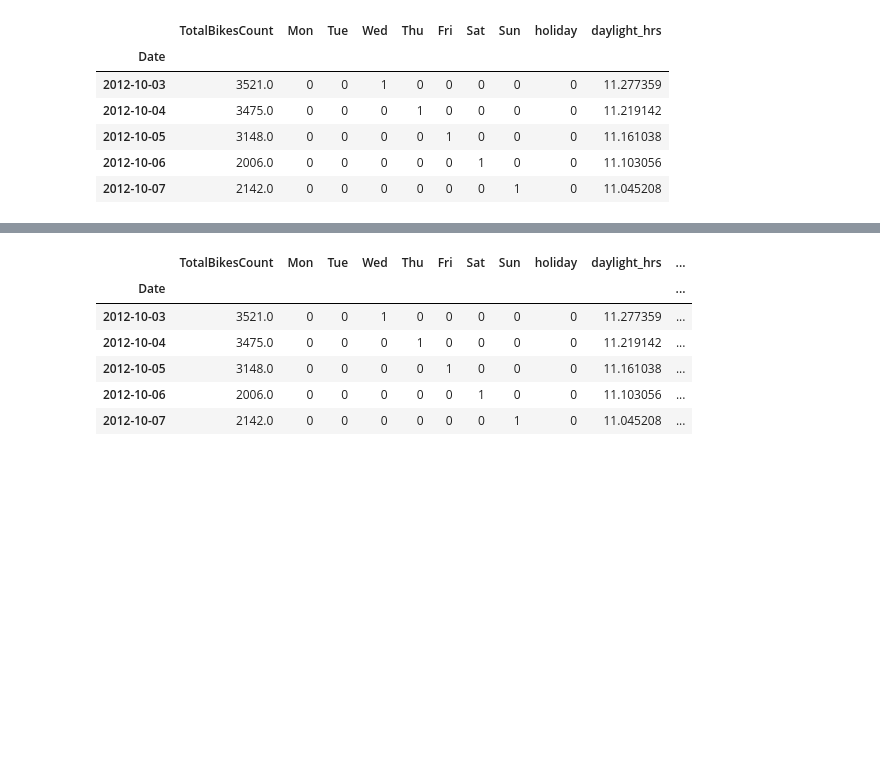
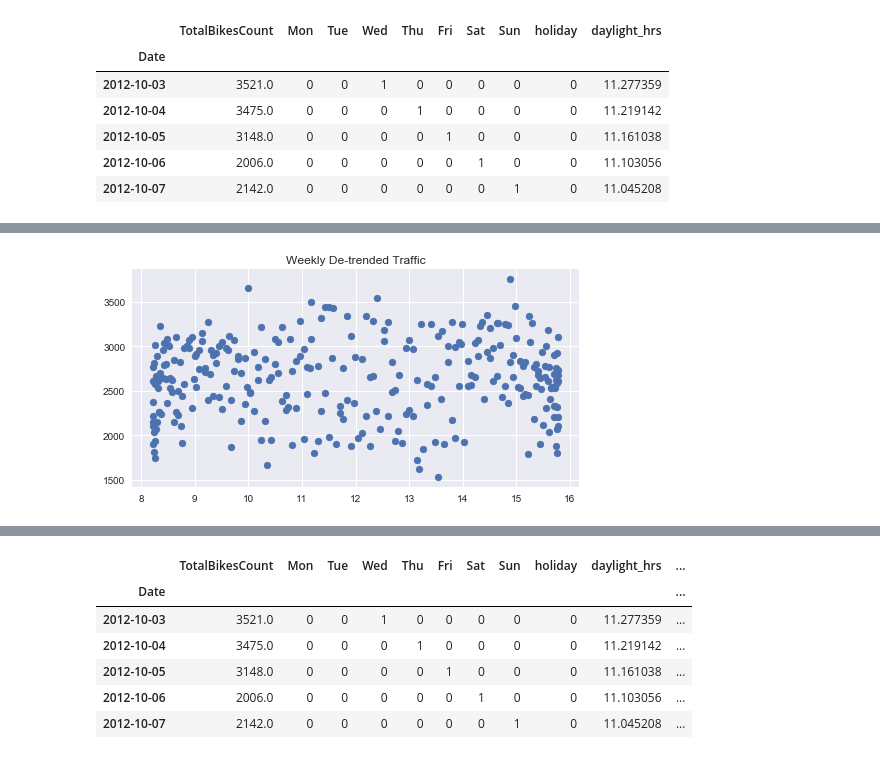
Before and after one commit to DataScienceWorks/PredictingBicycleTraffic, a Jupyter notebook: 1-data-wrangling.ipynb, the cells around one changed output, grey strips where cells are left out. Cells and saved outputs as stored; diff of their text form; code cells hidden in the pictures; blank space fills up the shorter version.

```diff
--- a/1-data-wrangling.ipynb
+++ b/1-data-wrangling.ipynb
@@ -414,0 +469,10 @@ df.head(5)
+# %%
+# Now that we have fit this trend, let's subtract it off and replace it by the mean:
+trend = clf.predict(weekly[['daylight_hrs']]) # Trend is the weekly-predictions
+detrended = trend.mean() + (weekly['TotalBikesCount'] - trend )
+plt.figure(figsize=(8,4))
+plt.scatter(weekly['daylight_hrs'],detrended)
+plt.title('Weekly De-trended Traffic')
+plt.show()
+# %% [output]
+[figure, added]
```
Also changed, not shown: parts of 12 cells of this notebook, 1 other file.
